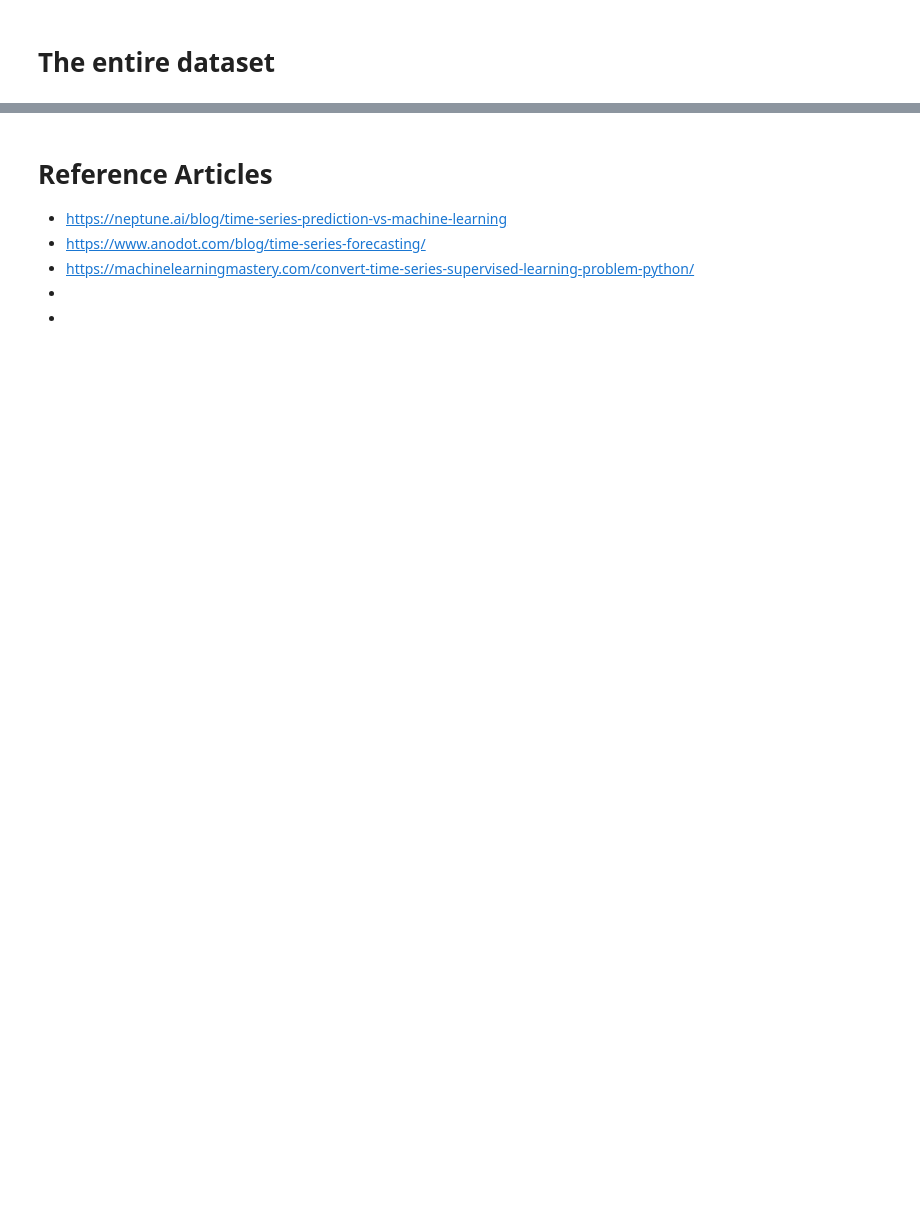
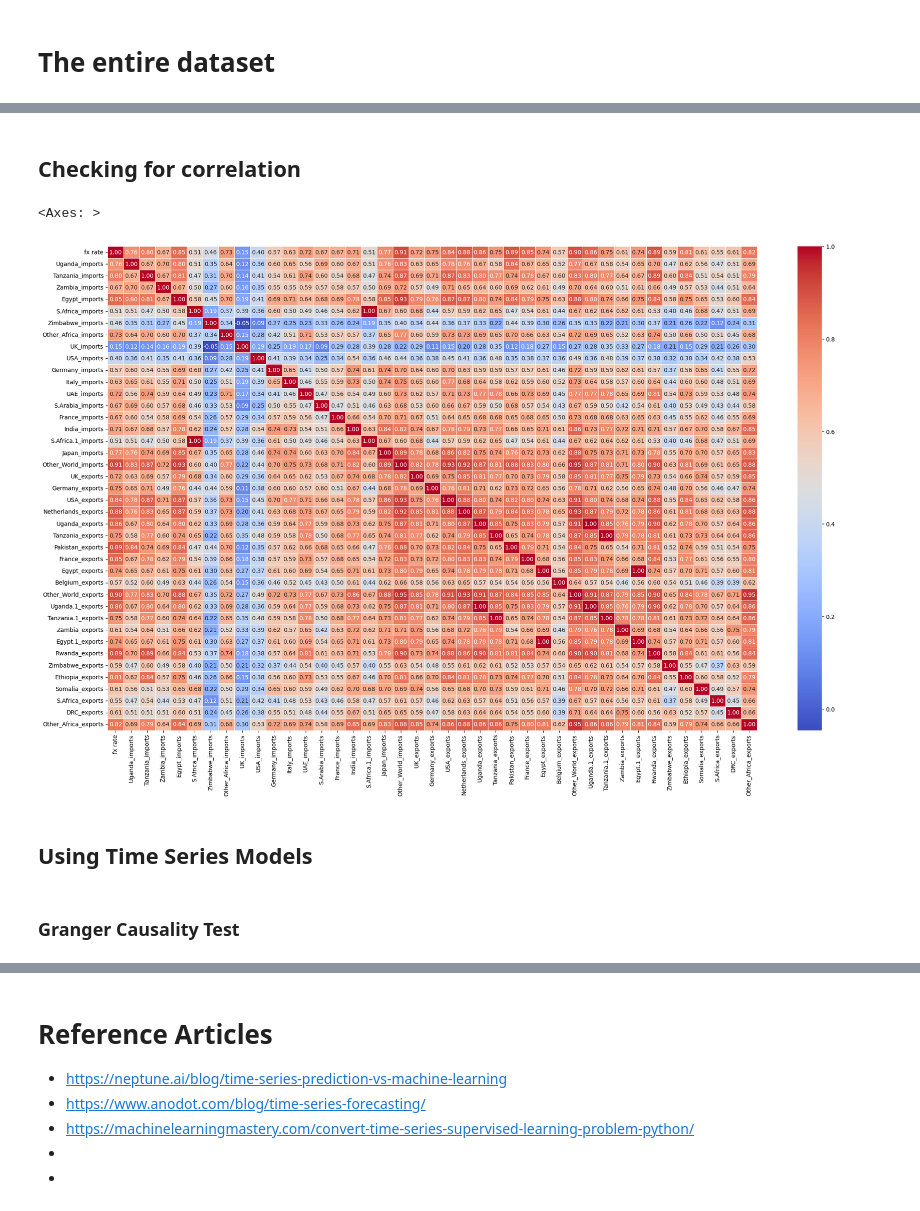
Before and after one commit to Lorraine254/TimeSeriesAnalysis1, a Jupyter notebook: Analysis.ipynb, the cells around one changed output, grey strips where cells are left out. Cells and saved outputs as stored; diff of their text form; code cells hidden in the pictures; blank space fills up the shorter version.

```diff
--- a/Analysis.ipynb
+++ b/Analysis.ipynb
@@ -1498,0 +1592,10 @@ rmse_rf
+# %%
+# Create a new DataFrame to store the modified data
+export_data = exports_df.copy()
+
+# Iterate over each column and add the suffix
+for column in export_data.columns:
+    if column != 'Year' and column != 'Month':  # Exclude Year and Month columns from being modified
+        export_data.rename(columns={column: column + '_exports'}, inplace=True)
+
+export_data
@@ -1498,0 +1616,5 @@ rmse_rf
+# %%
+# Merge the three DataFrames on 'Year' and 'Month'
+data = pd.merge(exchange_data, import_data, on=['Year', 'Month'])
+data = pd.merge(data, export_data, on=['Year', 'Month'])
+data
@@ -1498,0 +1635,4 @@ rmse_rf
+# %%
+# Droppping combined totals
+data=data.drop(['Combined_Total_imports','Combined_Total_exports'],axis=1)
+data
@@ -1498,0 +1653,10 @@ rmse_rf
+# %%
+# Convert 'Year' and 'Month' to datetime
+data['Date'] = pd.to_datetime(data[['Year', 'Month']].assign(DAY=1))
+
+# Drop the original 'Year' and 'Month' columns
+data = data.drop(['Year', 'Month'], axis=1)
+
+# Setting the index as the date
+data=data.set_index('Date')
+data
@@ -1498,0 +1678,17 @@ rmse_rf
+# %% [markdown]
+## Checking for correlation
+# %%
+# checking the correlation
+corr = data.corr()
+
+# Drawing a heat map
+# Set the figure size
+plt.figure(figsize=(25, 15))
+sns.heatmap(corr, cmap='coolwarm', annot=True, fmt=".2f", linewidths=.5)
+# %% [output]
+<Axes: >
+[figure, added]
+# %% [markdown]
+## Using Time Series Models
+# %% [markdown]
+### Granger Causality Test
```
Also changed, not shown: parts of 29 cells of this notebook.
